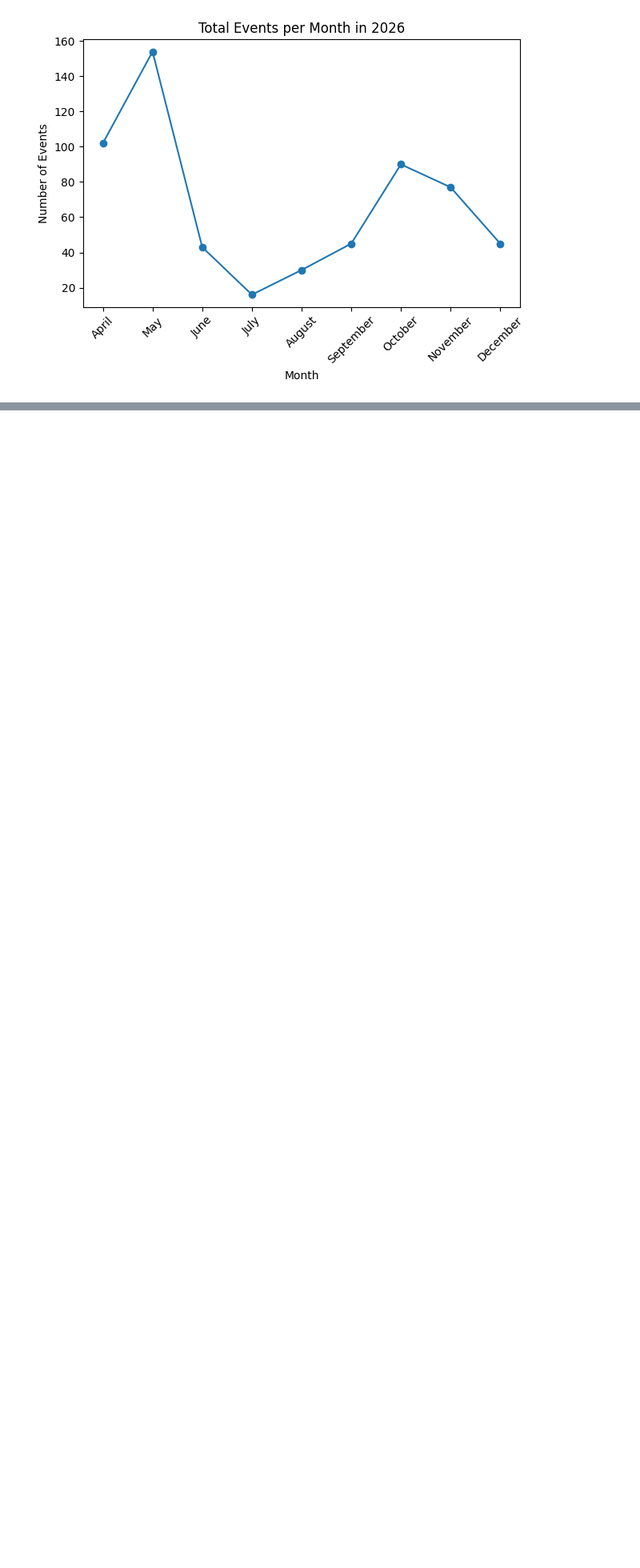
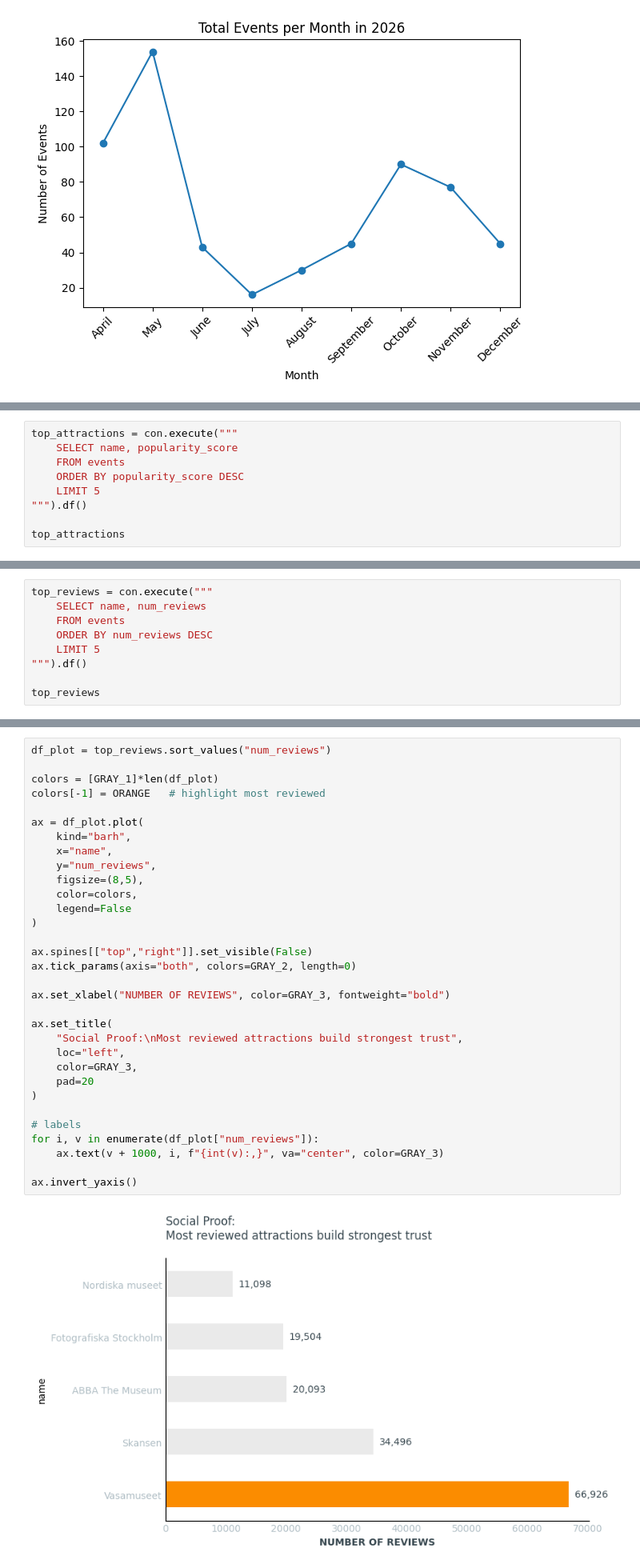
Before and after one commit to LisaYllander92/Visualization_project, a Jupyter notebook: eda/eda_dennis.ipynb, the cells around one changed output, grey strips where cells are left out. Shown at 80% size. Saved outputs shown, nothing was run; the diff lists cells and outputs as text; blank space fills up the shorter version.

```diff
--- a/eda/eda_dennis.ipynb
+++ b/eda/eda_dennis.ipynb
@@ -437,0 +502,9 @@ plt.show()
+# %%
+top_attractions = con.execute("""
+    SELECT name, popularity_score
+    FROM events
+    ORDER BY popularity_score DESC
+    LIMIT 5
+""").df()
+
+top_attractions
@@ -437,0 +607,9 @@ plt.show()
+# %%
+top_reviews = con.execute("""
+    SELECT name, num_reviews
+    FROM events
+    ORDER BY num_reviews DESC
+    LIMIT 5
+""").df()
+
+top_reviews
@@ -437,0 +623,34 @@ plt.show()
+# %%
+df_plot = top_reviews.sort_values("num_reviews")
+
+colors = [GRAY_1]*len(df_plot)
+colors[-1] = ORANGE   # highlight most reviewed
+
+ax = df_plot.plot(
+    kind="barh",
+    x="name",
+    y="num_reviews",
+    figsize=(8,5),
+    color=colors,
+    legend=False
+)
+
+ax.spines[["top","right"]].set_visible(False)
+ax.tick_params(axis="both", colors=GRAY_2, length=0)
+
+ax.set_xlabel("NUMBER OF REVIEWS", color=GRAY_3, fontweight="bold")
+
+ax.set_title(
+    "Social Proof:\nMost reviewed attractions build strongest trust",
+    loc="left",
+    color=GRAY_3,
+    pad=20
+)
+
+# labels
+for i, v in enumerate(df_plot["num_reviews"]):
+    ax.text(v + 1000, i, f"{int(v):,}", va="center", color=GRAY_3)
+
+ax.invert_yaxis()
+# %% [output]
+[figure, added]
```
Also changed, not shown: parts of 18 cells of this notebook.
